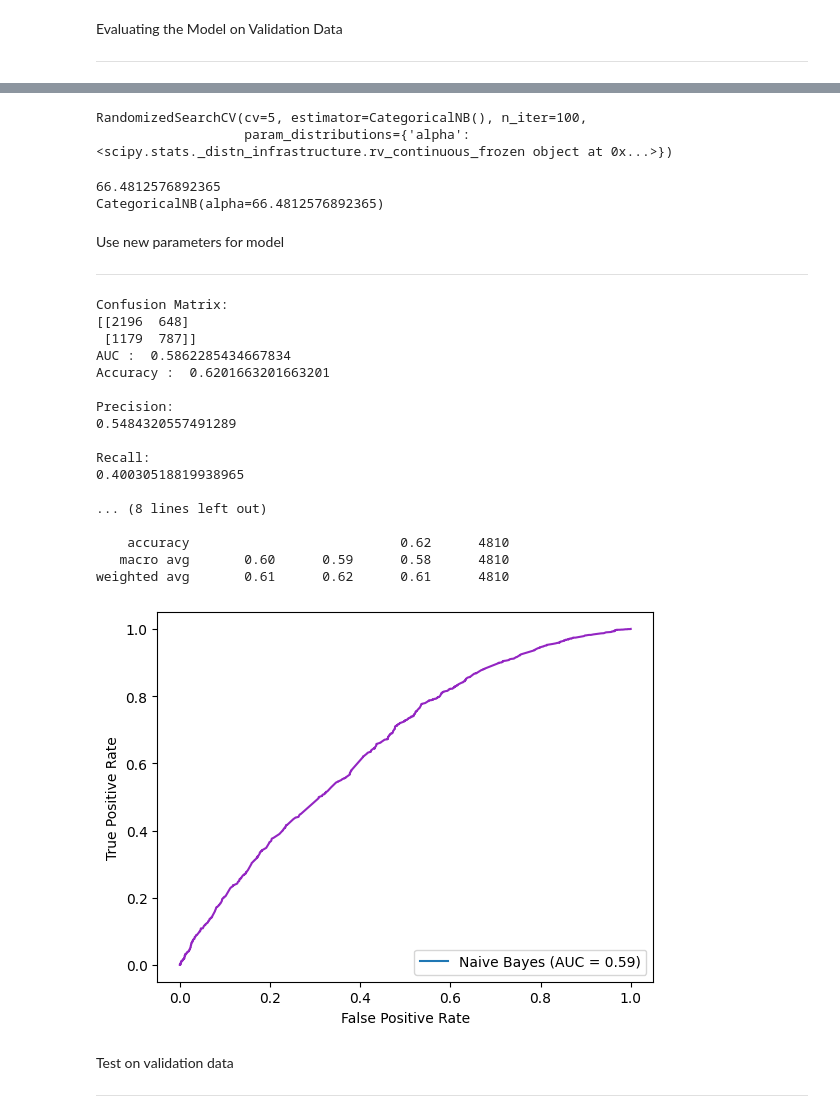
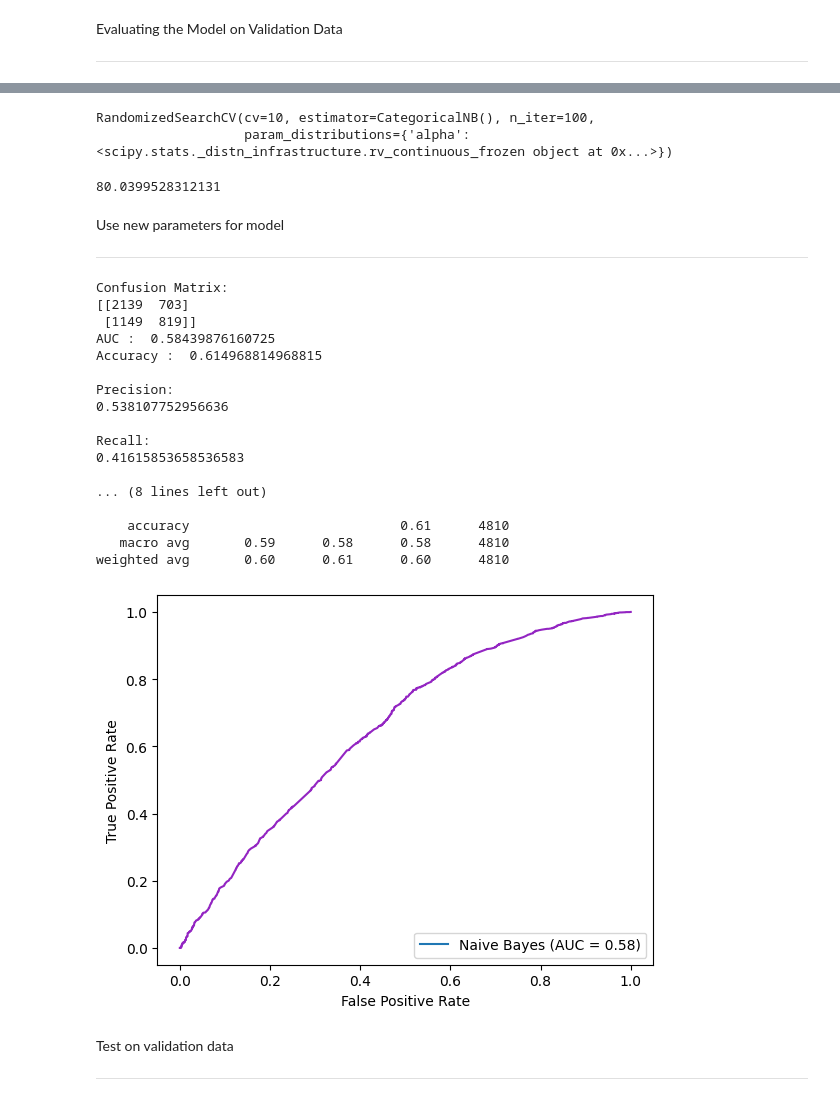
Before and after one commit to lilyzhizhou/Identifying-Prediabetes-ML, a Jupyter notebook: Naive_Bayes_Model.ipynb, the cells around one changed output, grey strips where cells are left out. Drawn from its saved outputs; the diff is of its cells as text; code cells hidden in the pictures.

```diff
--- a/Naive_Bayes_Model.ipynb
+++ b/Naive_Bayes_Model.ipynb
@@ -254,23 +267,27 @@ Tune paramaters
 from sklearn.model_selection import RandomizedSearchCV
 from scipy.stats import uniform
 
-param_dist = {'alpha': uniform(loc=1, scale=100)}
+param_dist = {'alpha': uniform(loc=0, scale=100)}
 
-random_search = RandomizedSearchCV(estimator=CategoricalNB(), param_distributions=param_dist, n_iter=100, cv=5)
+random_search = RandomizedSearchCV(estimator=CategoricalNB(), param_distributions=param_dist, n_iter=100, cv=10)
 
 random_search.fit(train_df[categorical_columns].to_numpy(), train_df[target_column])
 # %% [output]
-RandomizedSearchCV(cv=5, estimator=CategoricalNB(), n_iter=100,
+RandomizedSearchCV(cv=10, estimator=CategoricalNB(), n_iter=100,
                    param_distributions={'alpha': <scipy.stats._distn_infrastructure.rv_continuous_frozen object at 0x...>})
-# %%
-best_alpha = random_search.best_params_['alpha']
-best_model = random_search.best_estimator_
-
-print(best_alpha)
-print(best_model)
-# %% [output]
-66.4812576892365
-CategoricalNB(alpha=66.4812576892365)
+# %%
+from sklearn.model_selection import GridSearchCV
+
+param_grid = {'alpha': [i for i in range(0, 100)]}
+
+grid_search = GridSearchCV(estimator=CategoricalNB(), param_grid=param_grid, cv=10)
+
+grid_search.fit(train_df[categorical_columns].to_numpy(), train_df[target_column])
+
+best_alpha = random_search.best_params_['alpha']
+print(best_alpha)
+# %% [output]
+80.0399528312131
 # %% [markdown]
 Use new parameters for model
 
@@ -281,9 +298,7 @@ gnb = GaussianNB()
 gnb = gnb.fit(train_df[numerical_columns].to_numpy(), train_df[target_column])
 
 # Train a Categorical Naive Bayes model for categorical columns
-cnb = CategoricalNB(alpha = 3
-                    #best_alpha
-                    )
+cnb = CategoricalNB(alpha = best_alpha)
 cnb = cnb.fit(train_df[categorical_columns].to_numpy(), train_df[target_column])
 
 # Get joint log probabilities for each model
@@ -292,43 +307,43 @@ cnb_log_pred = cnb.predict_joint_log_proba(train_df[categorical_columns])
 
 # Combine the log probabilities
 y_hat_prob = gnb_log_pred + cnb_log_pred
 
 # Convert log probabilities back to probabilities
 y_hat_prob = np.exp(y_hat_prob)
 y_hat_prob = y_hat_prob / y_hat_prob.sum(1, keepdims=True)  # normalize to get valid probabilities
 
 # Get the predicted class labels
 y_hat = np.argmax(y_hat_prob, axis=1)
 
 # Evaluate the combined model using custom functions
 conf_matrix, auc, acc, precision, recall, f1, class_report = get_scores(train_df[target_column], y_hat)
 print_scores(conf_matrix, auc, acc, precision, recall, f1, class_report)
 
 # Plot the ROC curve
 fpr, tpr, thresholds = roc_curve(train_df[target_column], y_hat_prob[:, 1])
 display = RocCurveDisplay(fpr=fpr, tpr=tpr, roc_auc=auc, estimator_name='Naive Bayes')
 display.plot()
 ax = plt.gca()
 ax.get_lines()[0].set_color('#9325c2')
 # %% [output]
 Confusion Matrix:
-[[2196  648]
- [1179  787]]
-AUC :  0.5862285434667834
-Accuracy :  0.6201663201663201
+[[2139  703]
+ [1149  819]]
+AUC :  0.58439876160725
+Accuracy :  0.614968814968815
 
 Precision:
-0.5484320557491289
+0.538107752956636
 
 Recall:
-0.40030518819938965
+0.41615853658536583
 
 ... (8 lines left out)
 
-    accuracy                           0.62      4810
-   macro avg       0.60      0.59      0.58      4810
-weighted avg       0.61      0.62      0.61      4810
+    accuracy                           0.61      4810
+   macro avg       0.59      0.58      0.58      4810
+weighted avg       0.60      0.61      0.60      4810
-[figure, old version]
+[figure, new version]
 # %% [markdown]
 Test on validation data
 
```
Also changed, not shown: parts of 12 cells of this notebook.
